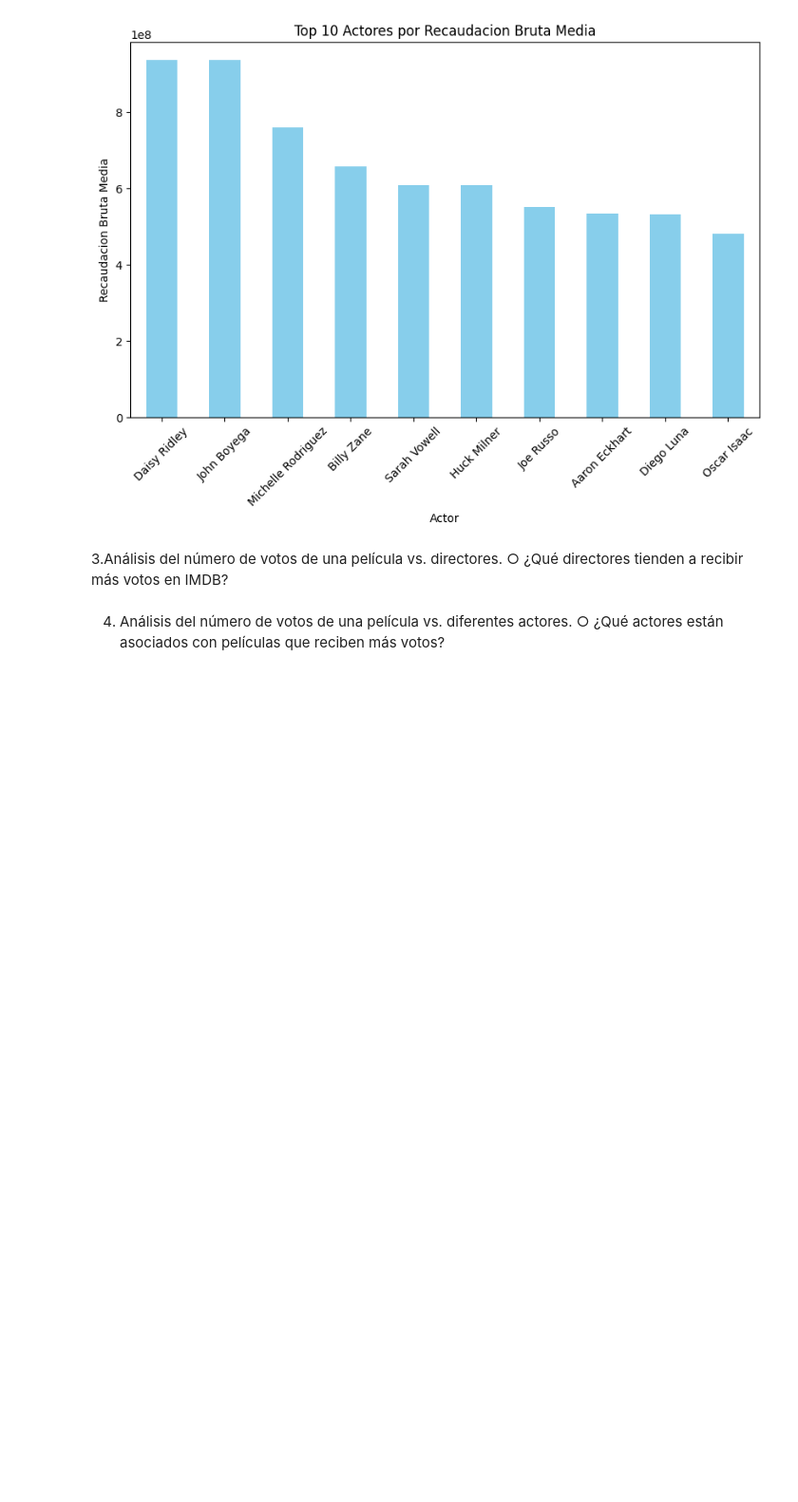
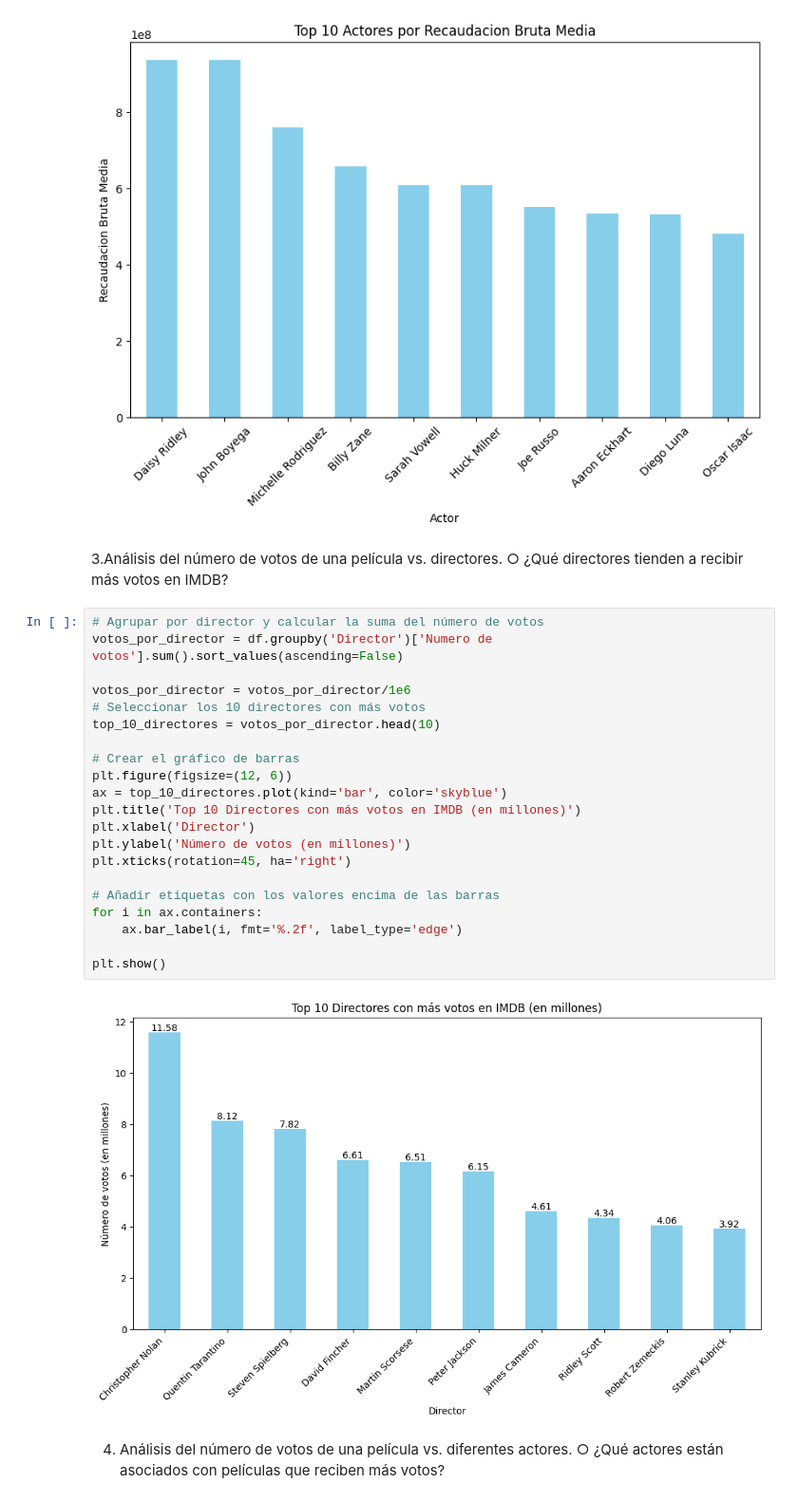
Before and after one commit to Dataniel31/Proyecto1-AnalisisDe-Pel-culasySeries-de-TVenIMDB, a Jupyter notebook: Proyecto1.ipynb, the cells around one changed output. Shown at 95% size. Saved outputs shown, nothing was run; the diff lists cells and outputs as text; blank space fills up the shorter version.

```diff
--- a/Proyecto1.ipynb
+++ b/Proyecto1.ipynb
@@ -528,6 +527,29 @@ Name: Recaudacion bruta, dtype: float64
 # %% [markdown]
 3.Análisis del número de votos de una película vs. directores.
 ○ ¿Qué directores tienden a recibir más votos en IMDB?
+# %%
+# Agrupar por director y calcular la suma del número de votos
+votos_por_director = df.groupby('Director')['Numero de votos'].sum().sort_values(ascending=False)
+
+votos_por_director = votos_por_director/1e6
+# Seleccionar los 10 directores con más votos
+top_10_directores = votos_por_director.head(10)
+
+# Crear el gráfico de barras
+plt.figure(figsize=(12, 6))
+ax = top_10_directores.plot(kind='bar', color='skyblue')
+plt.title('Top 10 Directores con más votos en IMDB (en millones)')
+plt.xlabel('Director')
+plt.ylabel('Número de votos (en millones)')
+plt.xticks(rotation=45, ha='right')
+
+# Añadir etiquetas con los valores encima de las barras
+for i in ax.containers:
+    ax.bar_label(i, fmt='%.2f', label_type='edge')
+
+plt.show()
+# %% [output]
+[figure, added]
 # %% [markdown]
 4. Análisis del número de votos de una película vs. diferentes actores.
 ○ ¿Qué actores están asociados con películas que reciben más votos?
```
Also changed, not shown: parts of 5 cells of this notebook.
